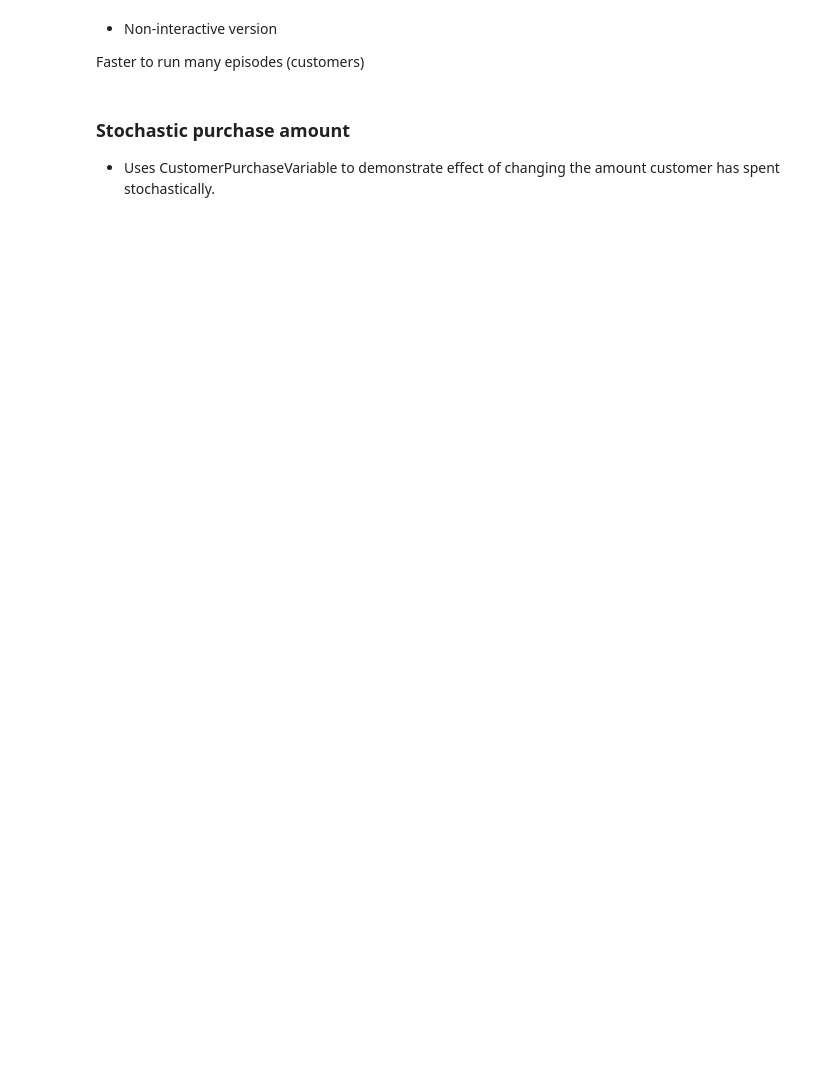
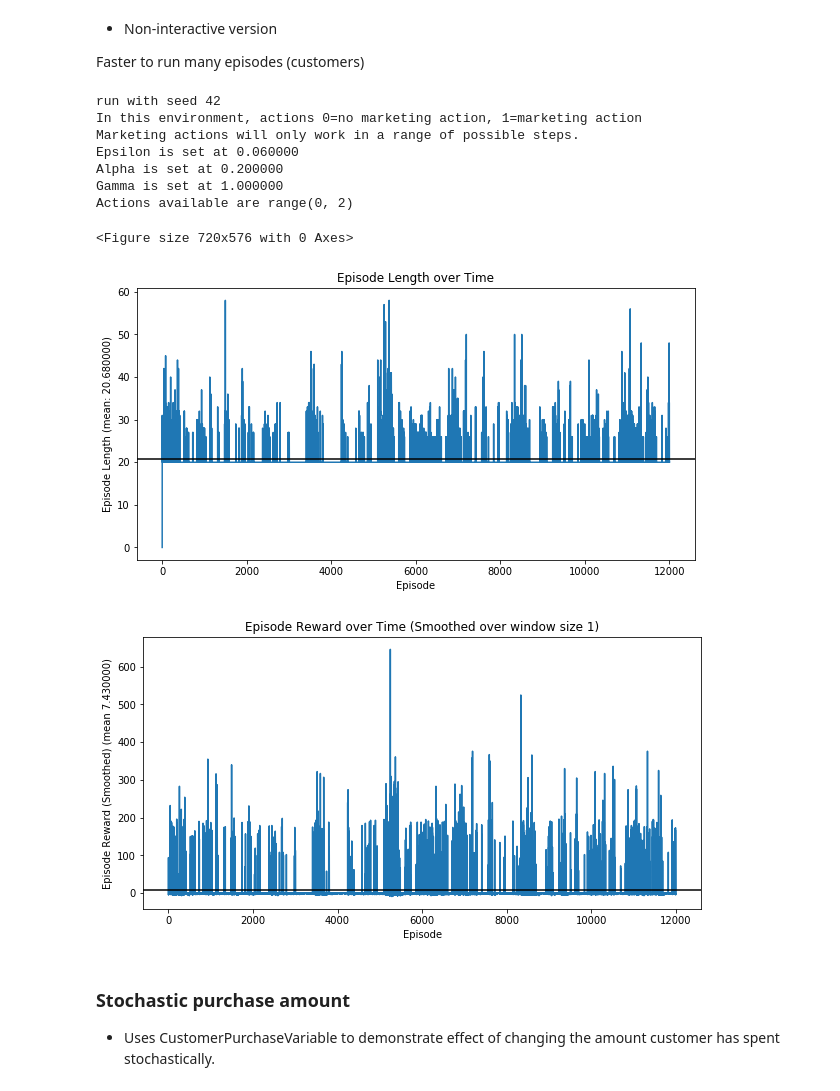
Before and after one commit to extrospective/marketing-rl, a Jupyter notebook: SimpleMarketing/SimpleMarketingTest.ipynb, the cells around one changed output. Drawn from its saved outputs; the diff is of its cells as text; code cells hidden in the pictures; blank space fills up the shorter version.

```diff
--- a/SimpleMarketing/SimpleMarketingTest.ipynb
+++ b/SimpleMarketing/SimpleMarketingTest.ipynb
@@ -340,8 +346,8 @@ class QLearningAgent(Agent):
 interactive = True
 %matplotlib nbagg
 episode_count = 25
-cust = SimpleCustomerPurchase(tmin=6, tmax=15, tdeath=20, prob_response=0.06, gross_profit_response=100)
-env = SimpleMarketingEnv(cust, cost_marketing_action=1)
+cust = CustomerInventoryDriven(tmin=6, tmax=15, tdeath=20, prob_response=0.06)
+env = SimpleMarketingEnv([cust], cost_marketing_action=1)
 
 #
 # setup higher epsilon otherwise takes long time to learn
@@ -357,16 +372,27 @@ Faster to run many episodes (customers)
 # %%
 interactive = False
 %matplotlib inline
 episode_count = 12000
 for i in range(42, 43):
     random.seed(i)
     print('run with seed %d' % i)
-    cust = SimpleCustomerPurchase(tmin=6, tmax=15, tdeath=20, prob_response=0.06, gross_profit_response=100)
-    env = SimpleMarketingEnv(cust, cost_marketing_action=1)
+    cust = CustomerInventoryDriven(tmin=6, tmax=15, tdeath=20, prob_response=0.06)
+    env = SimpleMarketingEnv([cust], cost_marketing_action=1)
     agent = QLearningAgent(range(env.action_space.n),  alpha=0.2, epsilon=0.06)
     experiment = Experiment(env, agent)
     experiment.run_qlearning(episode_count, interactive)
     agent.print_final_statistics()
+# %% [output]
+run with seed 42
+In this environment, actions 0=no marketing action, 1=marketing action
+Marketing actions will only work in a range of possible steps.
+Epsilon is set at 0.060000
+Alpha is set at 0.200000
+Gamma is set at 1.000000
+Actions available are range(0, 2)
+<Figure size 720x576 with 0 Axes>
+[figure, added]
+[figure, added]
 # %% [markdown]
 ### Stochastic purchase amount
 
```
Also changed, not shown: parts of 14 cells of this notebook, 1 other file.
